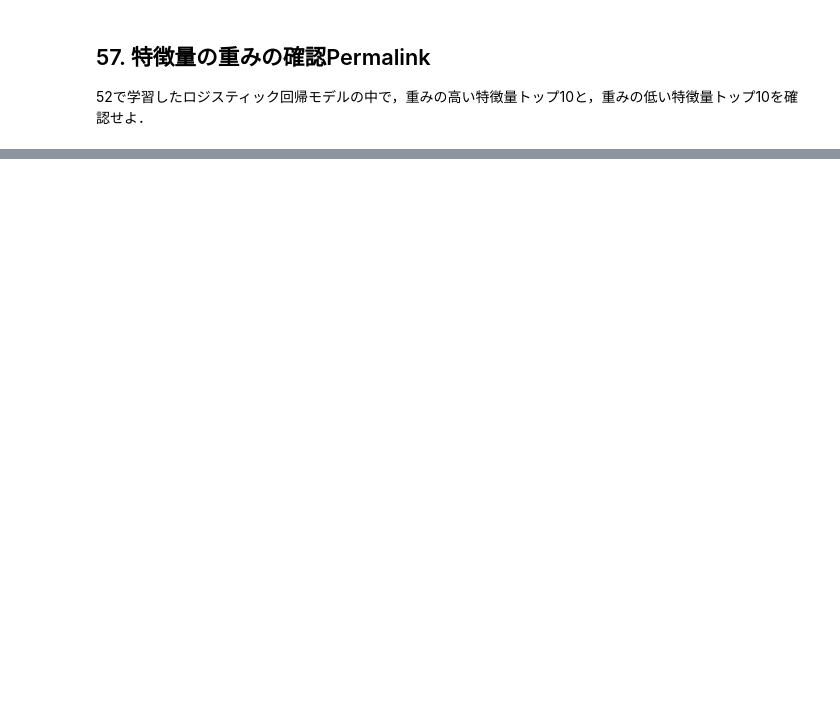
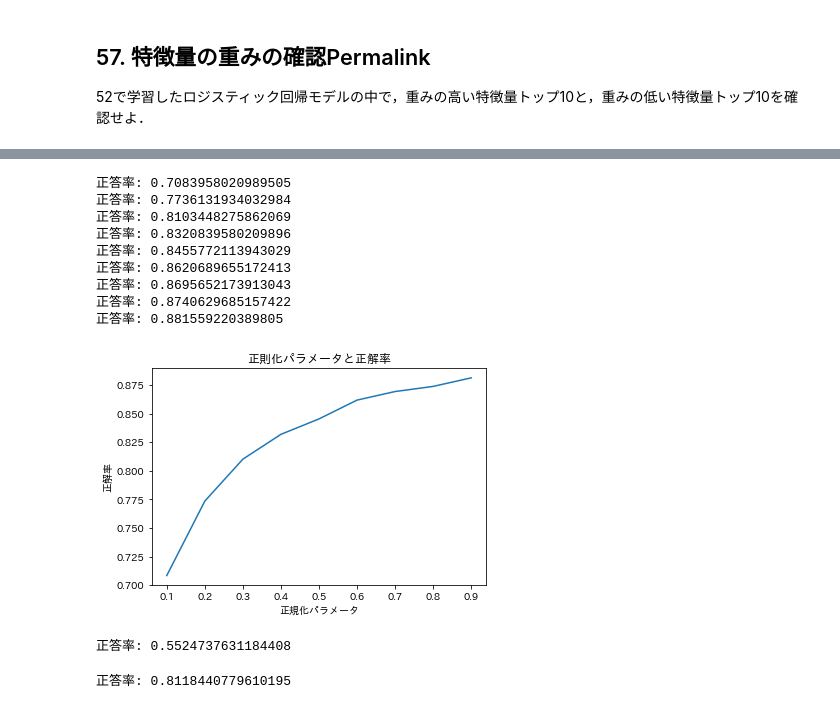
Before and after one commit to Akari000/nlp100, a Jupyter notebook: chapter2020_6/notebook/nlp51-59.pynlp.ipynb, the cells around one changed output, grey strips where cells are left out. Drawn from its saved outputs; the diff is of its cells as text; code cells hidden in the pictures; blank space fills up the shorter version.

```diff
--- a/chapter2020_6/notebook/nlp51-59.pynlp.ipynb
+++ b/chapter2020_6/notebook/nlp51-59.pynlp.ipynb
@@ -235,0 +291,51 @@ array([[-0.63990247, -0.55659616, -1.08942751, ..., -0.09404083,
+# %%
+from sklearn.svm import SVC
+x = []
+y = []
+Y_test = test['category'].map({'b': 0, 't': 1, 'e': 2, 'm': 3})
+params = [i / 10 for i in range(1, 10, 1)]
+for param in params:
+    # 学習
+    svm = SVC(C=param)
+    svm.fit(X_train, Y_train)
+    Y_pred = svm.predict(X_test)
+    x.append(param)
+    y.append(accuracy(Y_pred, Y_test))
+    print('正答率: {}' .format(y[-1]))
+
+plt.plot(x, y)
+plt.xlabel('正規化パラメータ')
+plt.ylabel('正解率')
+plt.title('正則化パラメータと正解率')
+plt.show()
+# %% [output]
+正答率: 0.7083958020989505
+正答率: 0.7736131934032984
+正答率: 0.8103448275862069
+正答率: 0.8320839580209896
+正答率: 0.8455772113943029
+正答率: 0.8620689655172413
+正答率: 0.8695652173913043
+正答率: 0.8740629685157422
+正答率: 0.881559220389805
+[figure, added]
+# %%
+# K-NearestNeighbor（K近傍法）
+from sklearn.neighbors import KNeighborsClassifier
+knn = KNeighborsClassifier()
+knn.fit(X_train, Y_train)
+
+score = knn.score(X_test, Y_true)
+print('正答率: {}' .format(score))
+# %% [output]
+正答率: 0.5524737631184408
+# %%
+# ランダムフォレスト
+from sklearn.tree import DecisionTreeClassifier
+random_forest = DecisionTreeClassifier()
+random_forest.fit(X_train, Y_train)
+
+score = random_forest.score(X_test, Y_true)
+print('正答率: {}' .format(score))
+# %% [output]
+正答率: 0.8118440779610195
```
Also changed, not shown: parts of 11 cells of this notebook.
